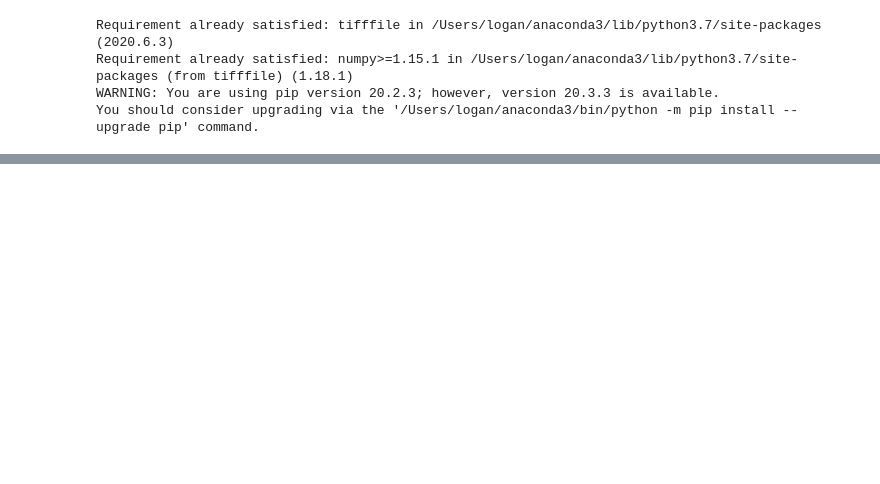
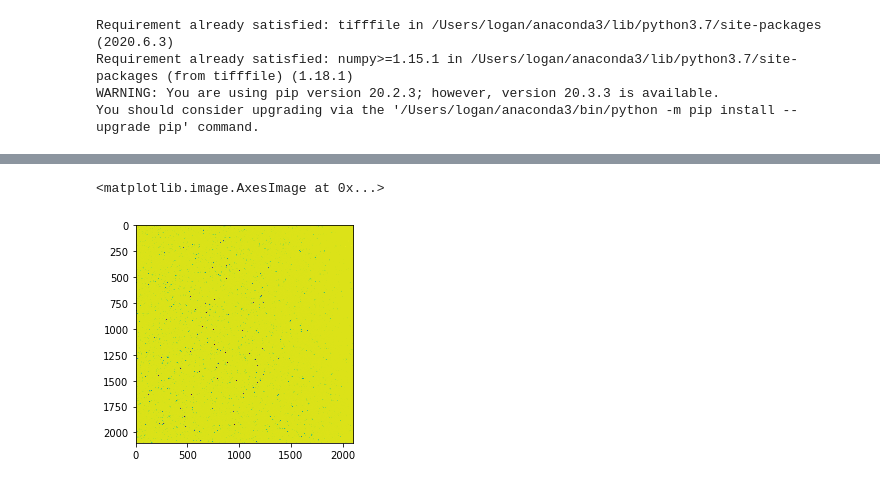
Before and after one commit to GeekLogan/remove_microscope_vignetting_in_python, a Jupyter notebook: vignetting.ipynb, the cells around one changed output, grey strips where cells are left out. Saved outputs shown, nothing was run; the diff lists cells and outputs as text; code cells hidden in the pictures; blank space fills up the shorter version.

```diff
--- a/vignetting.ipynb
+++ b/vignetting.ipynb
@@ -68,0 +63,5 @@ plt.imshow( start_img_fixed, cmap='gray' )
+# %%
+plt.imshow( corrected_image_final.astype(float) - start_img )
+# %% [output]
+<matplotlib.image.AxesImage at 0x...>
+[figure, added]
```
Also changed, not shown: parts of 16 cells of this notebook.
